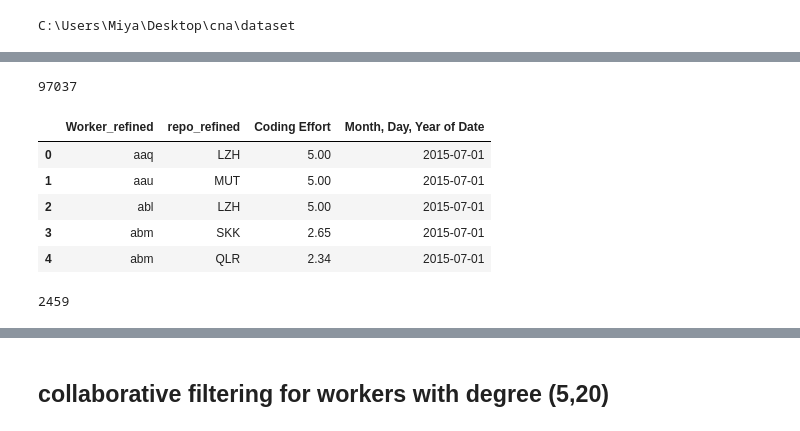
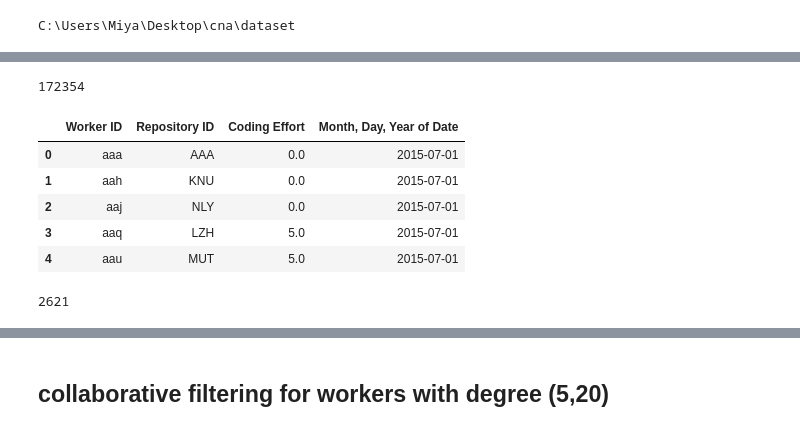
Before and after one commit to MiyainNYC/Graph-Thinking, a Jupyter notebook: dynamics.ipynb, the cells around one changed output, grey strips where cells are left out. Cells and saved outputs as stored; diff of their text form; code cells hidden in the pictures.

```diff
--- a/dynamics.ipynb
+++ b/dynamics.ipynb
@@ -26,24 +28,25 @@ import pandas as pd
 import matplotlib.pyplot as plt
 %matplotlib inline
 data = pd.read_csv('repositories_refined.csv',parse_dates=['Month, Day, Year of Date'])
-data = data[data['Coding Effort']!=0]
+#data = data[data['Coding Effort']!=0]
+data.columns = ['Worker ID','Repository ID','Coding Effort','Month, Day, Year of Date']
 # %%
 len(data)
 # %% [output]
-97037
+172354
 # %%
-data.sort_values(by = ['Month, Day, Year of Date','Worker_refined']).reset_index(drop=True).head()
+data.sort_values(by = ['Month, Day, Year of Date','Worker ID']).reset_index(drop=True).head()
 # %% [output]
-|  | Worker_refined | repo_refined | Coding Effort | Month, Day, Year of Date |
-| 0 | aaq | LZH | 5.00 | 2015-07-01 |
-| 1 | aau | MUT | 5.00 | 2015-07-01 |
-| 2 | abl | LZH | 5.00 | 2015-07-01 |
-| 3 | abm | SKK | 2.65 | 2015-07-01 |
-| 4 | abm | QLR | 2.34 | 2015-07-01 |
+|  | Worker ID | Repository ID | Coding Effort | Month, Day, Year of Date |
+| 0 | aaa | AAA | 0.0 | 2015-07-01 |
+| 1 | aah | KNU | 0.0 | 2015-07-01 |
+| 2 | aaj | NLY | 0.0 | 2015-07-01 |
+| 3 | aaq | LZH | 5.0 | 2015-07-01 |
+| 4 | aau | MUT | 5.0 | 2015-07-01 |
 # %%
-len(data['Worker_refined'].unique())
+len(data['Worker ID'].unique())
 # %% [output]
-2459
+2621
 # %%
 import networkx as nx
 from networkx.algorithms import bipartite
```
Also changed, not shown: parts of 26 cells of this notebook.
